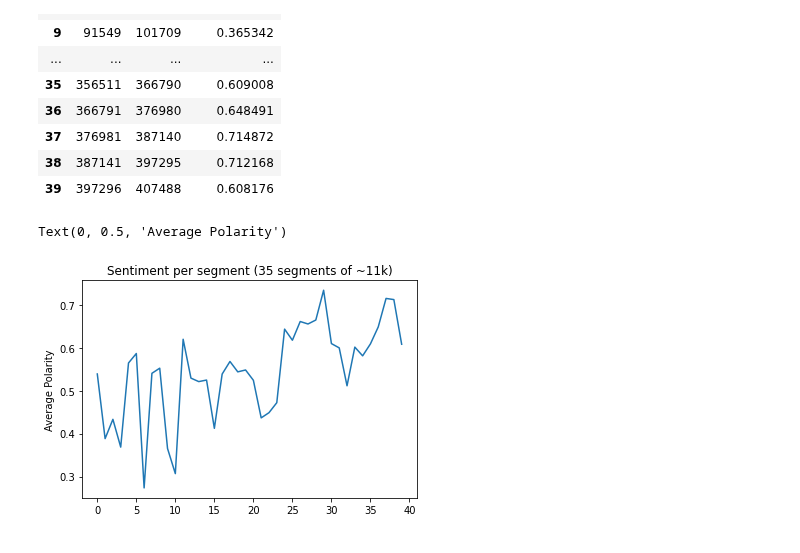
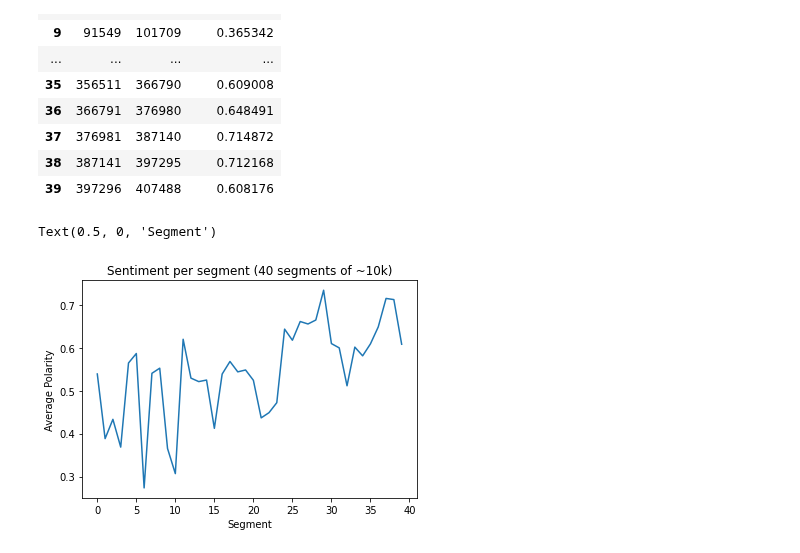
Before and after one commit to ginalamp/NFT_Twitter_Evolution, a Jupyter notebook: notebooks/sentiment_frequency.ipynb, the cells around one changed output. Cells and saved outputs as stored; diff of their text form; code cells hidden in the pictures.

Commit message:
Update sentiment frequency graph

```diff
--- a/notebooks/sentiment_frequency.ipynb
+++ b/notebooks/sentiment_frequency.ipynb
@@ -258,9 +258,9 @@ compound_df
 # %%
 #plot average sentiment over time
 plt.plot(compound_df.index, compound_df['compouned'])
-plt.title('Sentiment per segment (35 segments of ~11k)')
+plt.title('Sentiment per segment (40 segments of ~10k)')
 plt.ylabel('Average Polarity')
-# plt.xlabel('Day of May 2021')
+plt.xlabel('Segment')
 # %% [output]
-Text(0, 0.5, 'Average Polarity')
+Text(0.5, 0, 'Segment')
-[figure, old version]
+[figure, new version]
```
